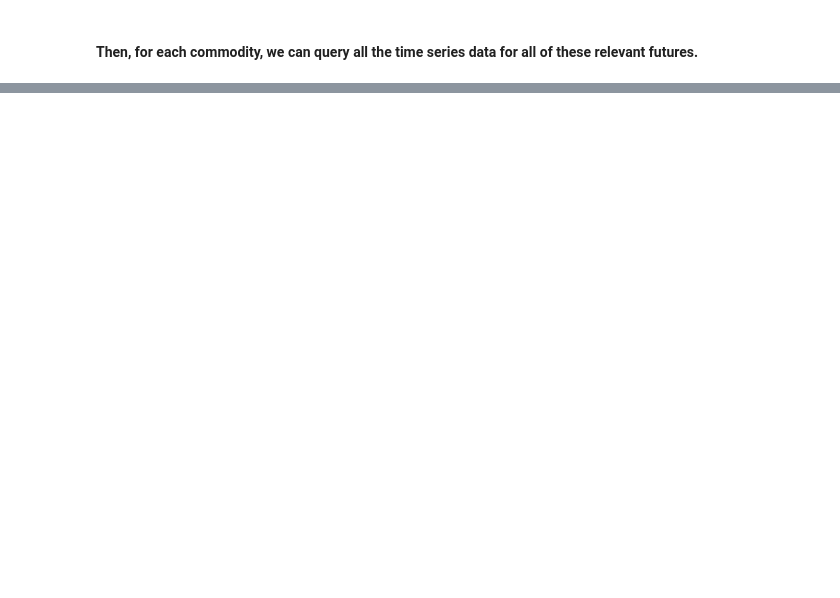
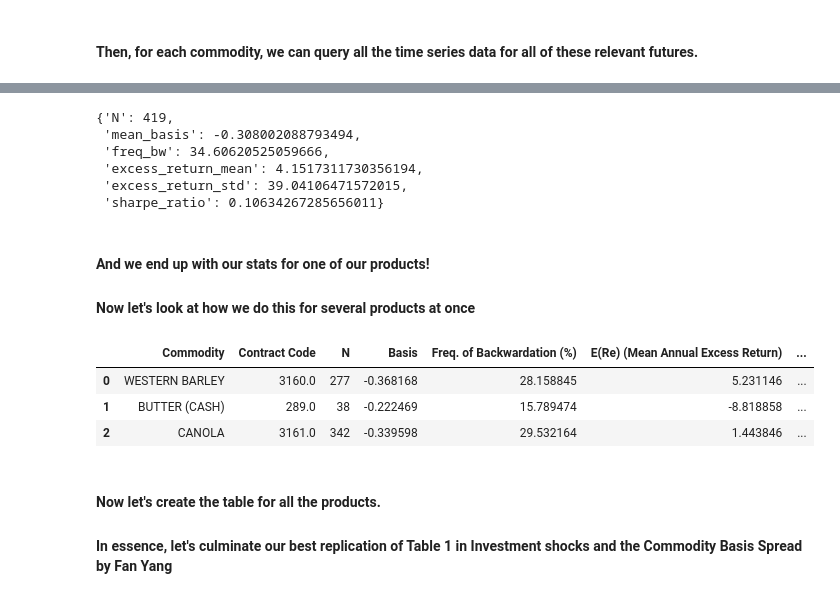
Before and after one commit to kyleparran/final_project_group_09, a Jupyter notebook: notebooks/Project_Walkthrough.ipynb, the cells around one changed output, grey strips where cells are left out. Cells and saved outputs as stored; diff of their text form; code cells hidden in the pictures; blank space fills up the shorter version.

```diff
--- a/notebooks/Project_Walkthrough.ipynb
+++ b/notebooks/Project_Walkthrough.ipynb
@@ -143,0 +145,35 @@ res['basis'].mean()
+# %%
+stats
+# %% [output]
+{'N': 419,
+ 'mean_basis': -0.308002088793494,
+ 'freq_bw': 34.60620525059666,
+ 'excess_return_mean': 4.1517311730356194,
+ 'excess_return_std': 39.04106471572015,
+ 'sharpe_ratio': 0.10634267285656011}
+# %% [markdown]
+#### And we end up with our stats for one of our products!
+#### Now let's look at how we do this for several products at once
+# %%
+product_list = [3160, 289, 3161] # example product list
+summary_table = pd.DataFrame() # we create an empty dataframe to store the summary statistics of each product
+sector_map = { # example sector map
+    3160: "Agriculture",
+    289: "Agriculture",
+    3161: "Agriculture"}
+
+for code in product_list: # we iterate through each product in the list
+    row = process_single_product(code, 'paper') # we process the product (do the operations and calculations shown above)
+    if row is not None:
+        row["Sector"] = sector_map.get(code, "")
+        summary_table = pd.concat([summary_table, row], ignore_index=True) # we add the product row to the summary table
+
+summary_table
+# %% [output]
+|  | Commodity | Contract Code | N | Basis | Freq. of Backwardation (%) | E(Re) (Mean Annual Excess Return) | ... |
+| 0 | WESTERN BARLEY | 3160.0 | 277 | -0.368168 | 28.158845 | 5.231146 | ... |
+| 1 | BUTTER (CASH) | 289.0 | 38 | -0.222469 | 15.789474 | -8.818858 | ... |
+| 2 | CANOLA | 3161.0 | 342 | -0.339598 | 29.532164 | 1.443846 | ... |
+# %% [markdown]
+#### Now let's create the table for all the products.
+#### In essence, let's culminate our best replication of Table 1 in Investment shocks and the Commodity Basis Spread by Fan Yang
```
Also changed, not shown: parts of 22 cells of this notebook, 1 other file.
